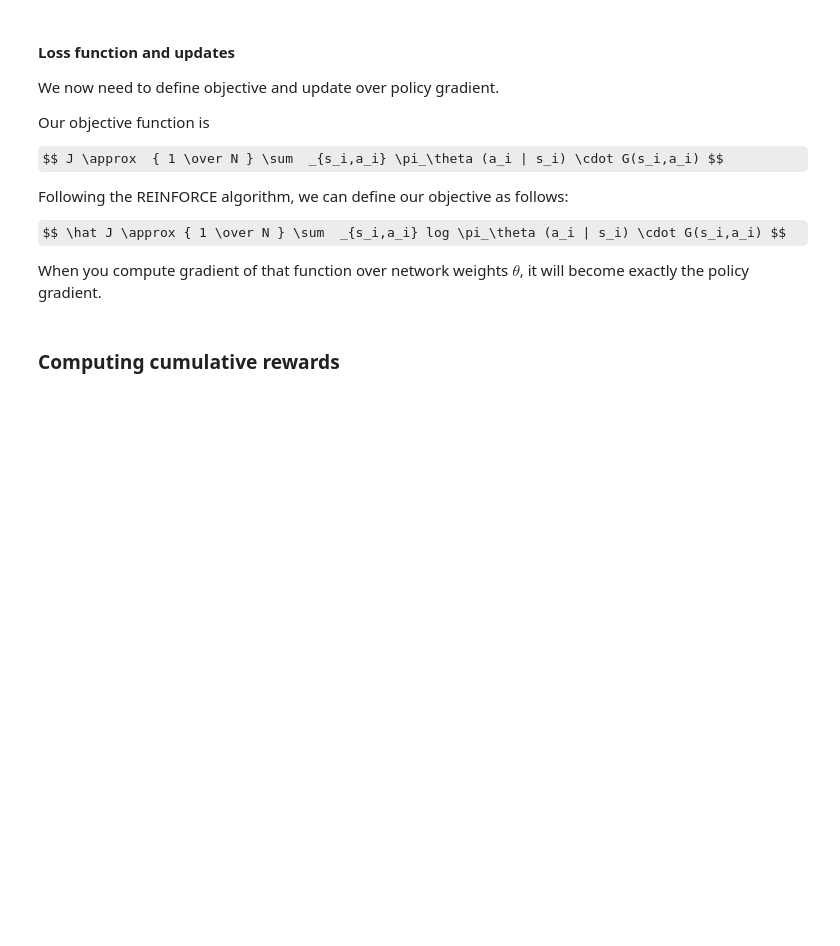
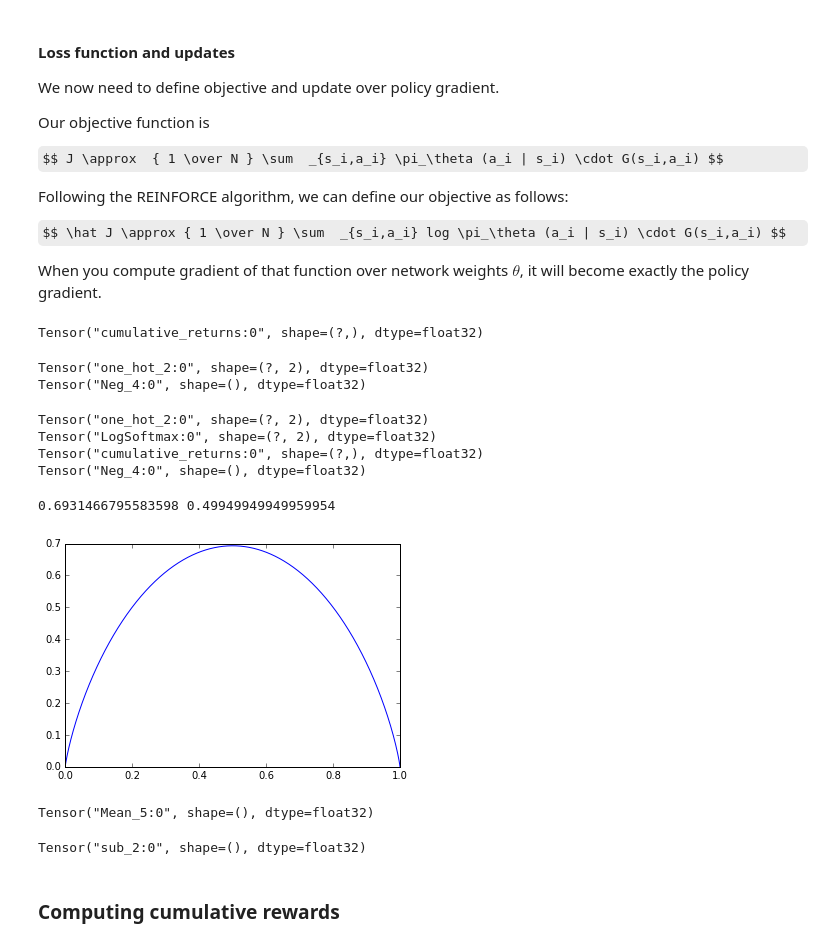
Before and after one commit to PhilippeW83440/Reinforcement-Learning, a Jupyter notebook: coursera-PratcticalRL/W5/practice_reinforce.ipynb, the cells around one changed output. Drawn from its saved outputs; the diff is of its cells as text; code cells hidden in the pictures; some formulas as TeX source; blank space fills up the shorter version.

Commit message:
W5 policy gradients REINFORCE pgr done

```diff
--- a/coursera-PratcticalRL/W5/practice_reinforce.ipynb
+++ b/coursera-PratcticalRL/W5/practice_reinforce.ipynb
@@ -70,3 +124,50 @@ Following the REINFORCE algorithm, we can define our objective as follows:
 $$ \hat J \approx { 1 \over N } \sum  _{s_i,a_i} log \pi_\theta (a_i | s_i) \cdot G(s_i,a_i) $$
 
 When you compute gradient of that function over network weights $ \theta $, it will become exactly the policy gradient.
+# %%
+print(cumulative_rewards)
+# %% [output]
+Tensor("cumulative_returns:0", shape=(?,), dtype=float32)
+# %%
+actions_onehot = tf.one_hot(actions, n_actions, dtype='float32')
+print(actions_onehot)
+
+loss = - tf.reduce_mean(tf.reduce_sum(actions_onehot * log_policy, axis=1) * cumulative_rewards)
+print(loss)
+# %% [output]
+Tensor("one_hot_2:0", shape=(?, 2), dtype=float32)
+Tensor("Neg_4:0", shape=(), dtype=float32)
+# %%
+print(actions_onehot)
+print(log_policy)
+print(cumulative_rewards)
+print(loss)
+# %% [output]
+Tensor("one_hot_2:0", shape=(?, 2), dtype=float32)
+Tensor("LogSoftmax:0", shape=(?, 2), dtype=float32)
+Tensor("cumulative_returns:0", shape=(?,), dtype=float32)
+Tensor("Neg_4:0", shape=(), dtype=float32)
+# %%
+# ENTROPY PLOT
+
+epsilon=1e-10
+x = np.linspace(0+epsilon, 1-epsilon, num=1000)
+#print(x)
+y = -(x * np.log(x) + (1-x) * np.log(1-x))
+#print(y)
+plt.plot(x, y)
+print(np.max(y), x[np.argmax(y)])
+# %% [output]
+0.6931466795583598 0.49949949949959954
+[figure, added]
+# %%
+entropy = tf.reduce_mean(- policy * log_policy)
+# OR tf.reduce_sum ???
+print(entropy)
+# %% [output]
+Tensor("Mean_5:0", shape=(), dtype=float32)
+# %%
+loss = loss -0.1 * entropy
+print(loss)
+# %% [output]
+Tensor("sub_2:0", shape=(), dtype=float32)
```
Also changed, not shown: parts of 20 cells of this notebook.
